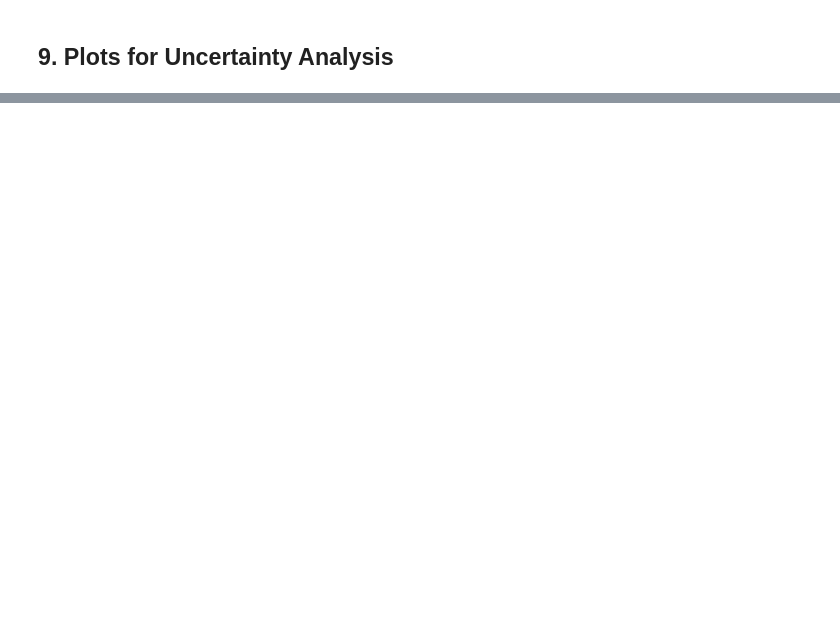
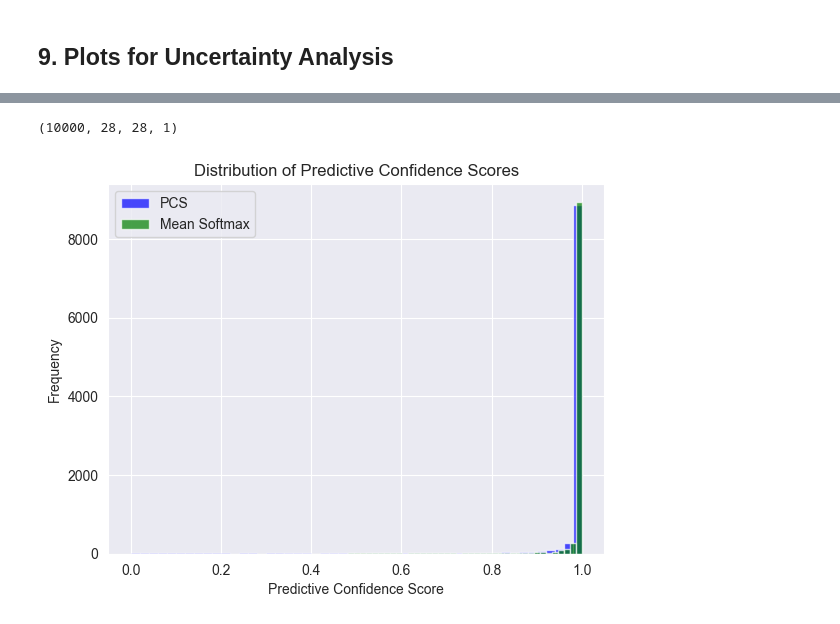
Before and after one commit to mrfratti/fihajo, a Jupyter notebook: notebooks/tensorflow-uwiz.ipynb, the cells around one changed output, grey strips where cells are left out. Cells and saved outputs as stored; diff of their text form; code cells hidden in the pictures; blank space fills up the shorter version.

```diff
--- a/notebooks/tensorflow-uwiz.ipynb
+++ b/notebooks/tensorflow-uwiz.ipynb
@@ -72,12 +188,13 @@ plt.matshow(x_test[0])
 history = model.fit(x_train,
                     y_train,
                     validation_split=0.1,
-                    batch_size=128,
+                    batch_size=1000,
                     epochs=5,
                     verbose=1,
                     callbacks=[tf.keras.callbacks.EarlyStopping(patience=2),
                                tf.keras.callbacks.TensorBoard(log_dir='data/logs', histogram_freq=1)])
 
 # Save the model
-model.inner.save_weights('./data/model/mnist_model_stochastic_weights.h5')
+os.makedirs(os.path.dirname('data/model/model_weights.h5'), exist_ok=True)
+model.inner.save_weights('data/model/model_weights.h5')
 print("\nTraining completed, model weights saved")
@@ -106,7 +293,7 @@ plt.show()
 ## 5. Evaluate Model
 # %%
 # Load the saved model weights
-model.inner.load_weights('./data/model/mnist_model_stochastic_weights.h5')
+model.inner.load_weights('data/model/model_weights.h5')
 print("Model weights loaded from disk")
 
 # Evaluate the model
@@ -269,6 +512,6 @@ plt.show()
 # %%
 # Load the saved model weights
-model.inner.load_weights('./data/model/mnist_model_stochastic_weights.h5')
+model.inner.load_weights('data/model/model_weights.h5')
 print("Model weights loaded from disk")
 
 # Perform uncertainty quantification
@@ -358,25 +620,21 @@ plt.show()
 # %%
 print(x_test.shape)
 pcs_predictions = results[0][0]
 pcs_confidences = results[0][1]
 mean_softmax_predictions = results[1][0]
 mean_softmax_confidences = results[1][1]
 
 
 plt.hist(pcs_confidences, bins=50, alpha=0.7, color='blue', label='PCS')
 plt.hist(mean_softmax_confidences, bins=50, alpha=0.7, color='green', label='Mean Softmax')
 plt.title('Distribution of Predictive Confidence Scores')
 plt.xlabel('Predictive Confidence Score')
 plt.ylabel('Frequency')
 plt.legend()
 plt.show()
 
 
-
-plt.hist(pcs_predictions, bins=50, alpha=0.7, color='blue', label='PCS Predictions')
-plt.hist(mean_softmax_predictions, bins=50, alpha=0.7, color='green', label='Mean Softmax Predictions')
-plt.title('Distribution of Predictive Confidence Scores')
-plt.xlabel('Predictive Confidence Score')
-plt.ylabel('Frequency')
-plt.legend()
-plt.show()
+# Add entropy based uncertainty quantification
+# %% [output]
+(10000, 28, 28, 1)
+[figure, added]
```
Also changed, not shown: parts of 23 cells of this notebook, 8 other files.
